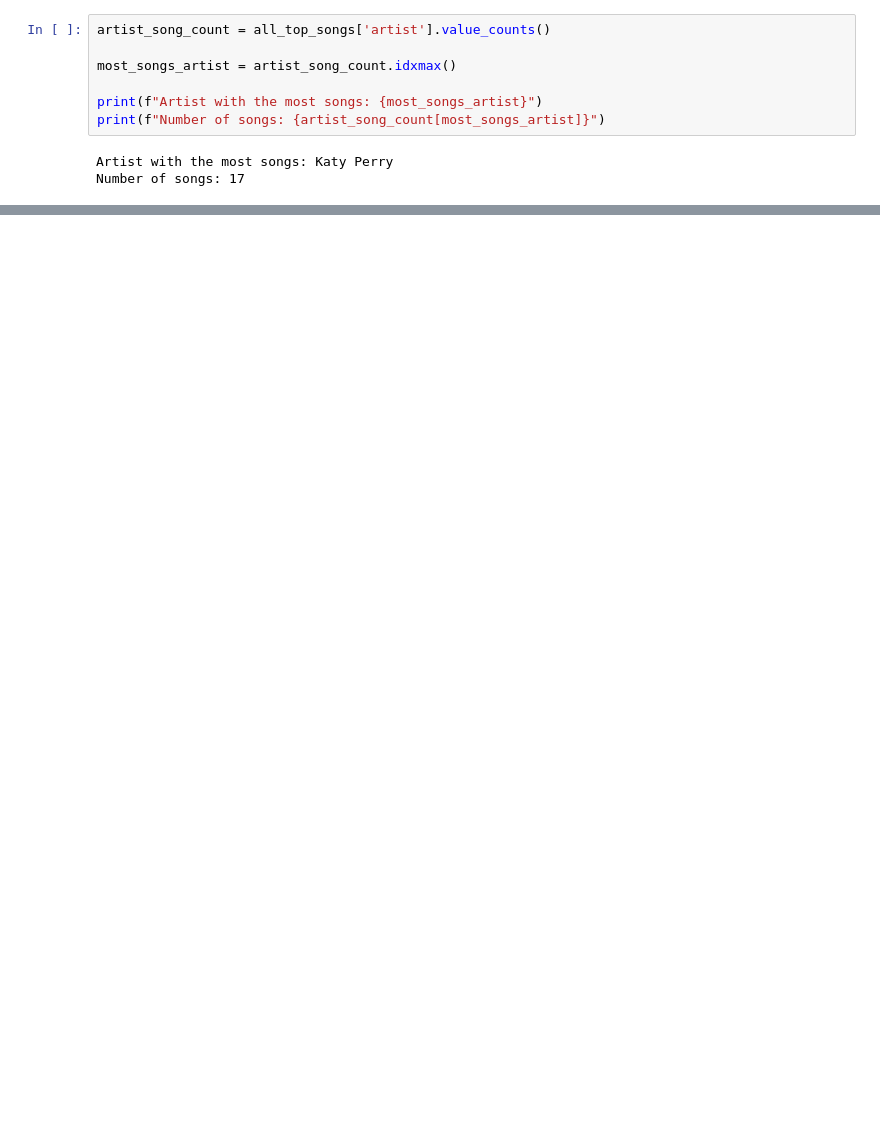
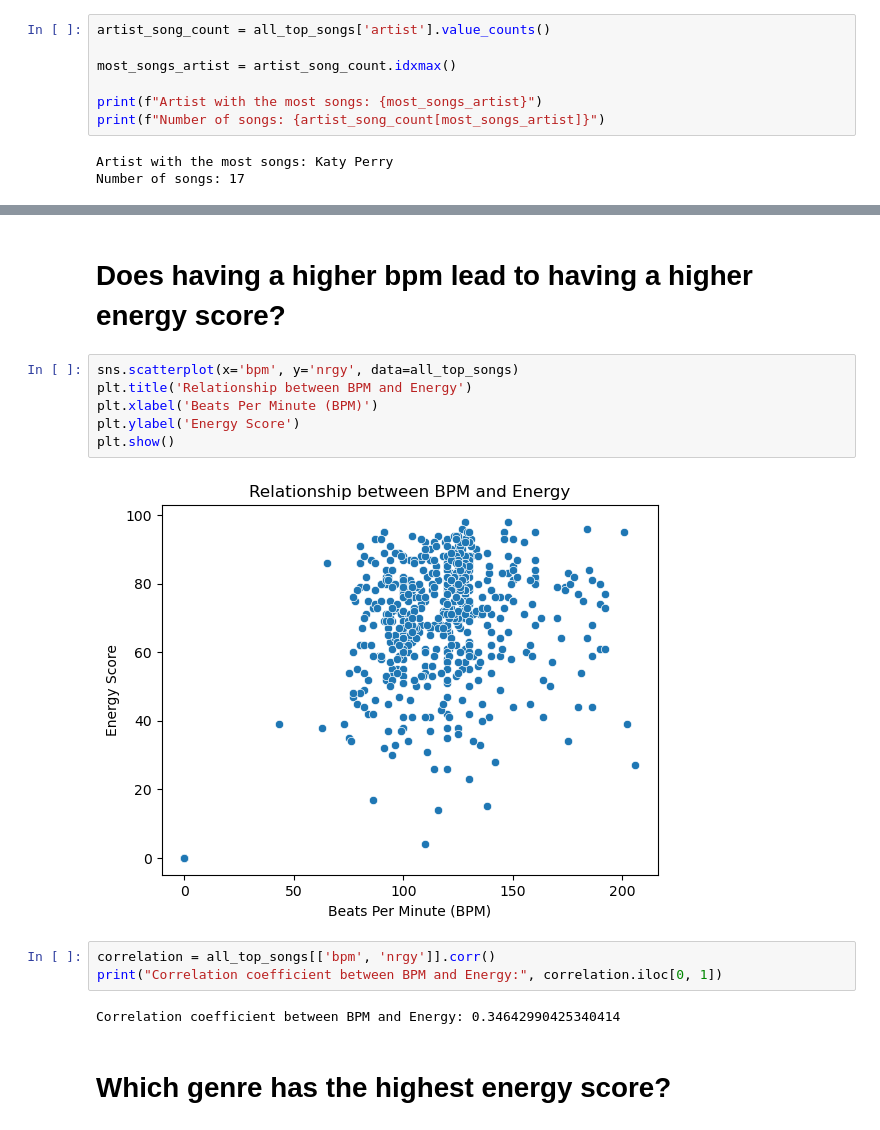
Before and after one commit to nseitler/musical-analysis, a Jupyter notebook: musicalanalysis.ipynb, the cells around one changed output, grey strips where cells are left out. Cells and saved outputs as stored; diff of their text form; blank space fills up the shorter version.

```diff
--- a/musicalanalysis.ipynb
+++ b/musicalanalysis.ipynb
@@ -68,0 +131,17 @@ Number of songs: 17
+# %% [markdown]
+# Does having a higher bpm lead to having a higher energy score?
+# %%
+sns.scatterplot(x='bpm', y='nrgy', data=all_top_songs)
+plt.title('Relationship between BPM and Energy')
+plt.xlabel('Beats Per Minute (BPM)')
+plt.ylabel('Energy Score')
+plt.show()
+# %% [output]
+[figure, added]
+# %%
+correlation = all_top_songs[['bpm', 'nrgy']].corr()
+print("Correlation coefficient between BPM and Energy:", correlation.iloc[0, 1])
+# %% [output]
+Correlation coefficient between BPM and Energy: 0.34642990425340414
+# %% [markdown]
+# Which genre has the highest energy score?
```
Also changed, not shown: parts of 19 cells of this notebook.
